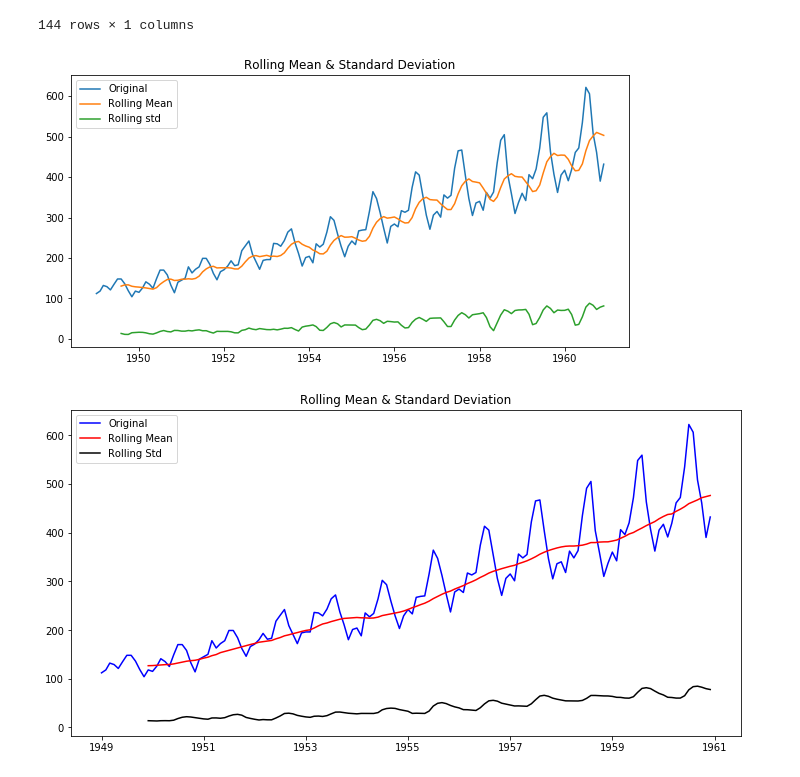
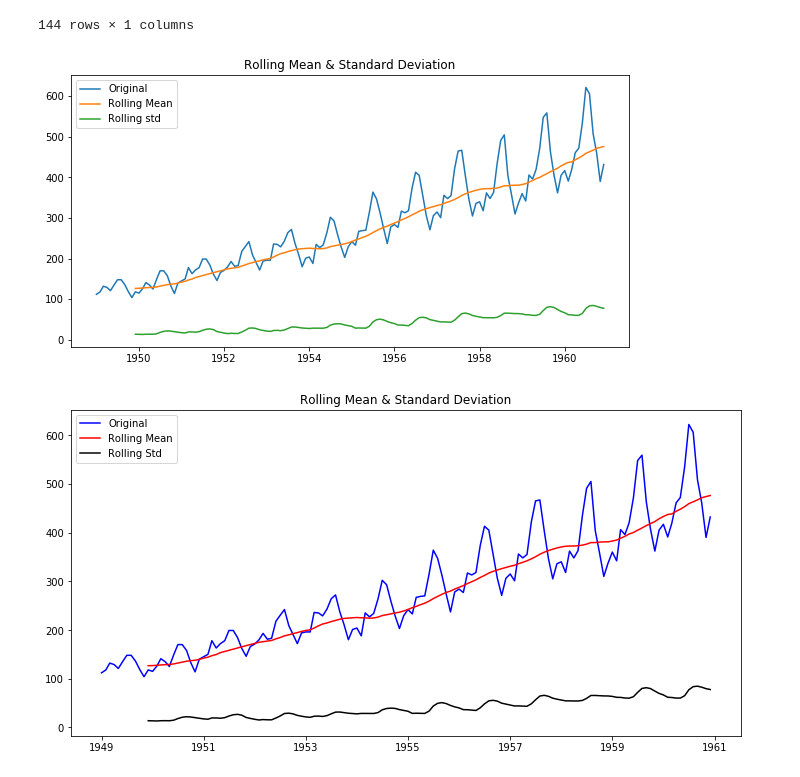
Before and after one commit to ColinFangshu/dsc-testing-for-trends-lab-seattle-ds-career-051319, a Jupyter notebook: index.ipynb, the cells around one changed output. Saved outputs shown, nothing was run; the diff lists cells and outputs as text; code cells hidden in the pictures.

```diff
--- a/index.ipynb
+++ b/index.ipynb
@@ -126,17 +126,17 @@ df
 144 rows × 1 columns
 # %%
 #Determine rolling statistics
-rollingmean = df.rolling(window=8, center=False).mean()
-rollingstd = df.rolling(window=8, center=False).std()
+rollingmean = df.rolling(window=12, center=False).mean()
+rollingstd = df.rolling(window=12, center=False).std()
 fig,ax = plt.subplots(figsize=(10, 5))
 ax = plt.plot(df['#Passengers'], label='Original')
 ax = plt.plot(rollingmean, label='Rolling Mean')
 ax = plt.plot(rollingstd, label='Rolling std')
 plt.title('Rolling Mean & Standard Deviation')
 plt.legend()
 plt.show()
 # %% [output]
-[figure, old version]
+[figure, new version]
 # %%
 #Plot rolling statistics
 # %% [output]
```
